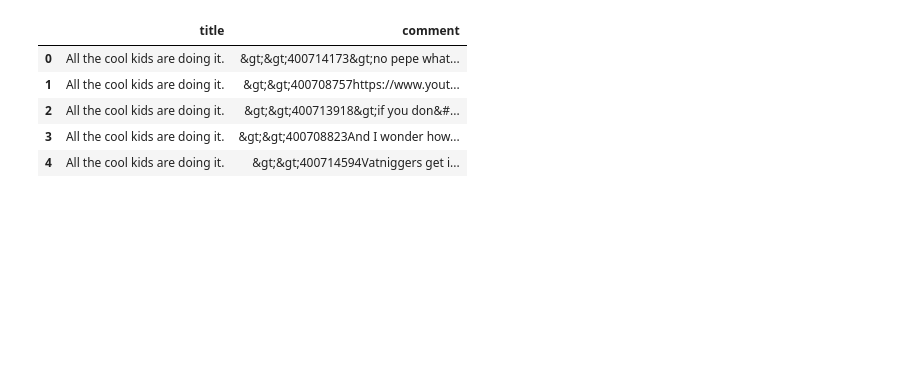
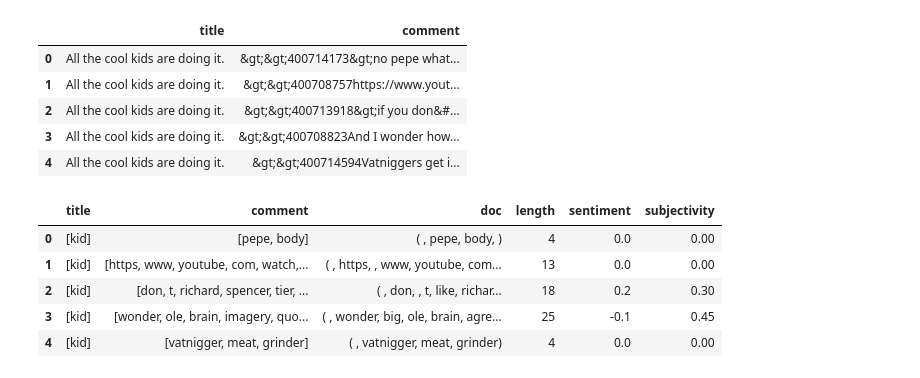
Before and after one commit to Extrieve/NLProject, a Jupyter notebook: 4chan/pandas_transformation.ipynb, the cells around one changed output. Saved outputs shown, nothing was run; the diff lists cells and outputs as text; code cells hidden in the pictures; blank space fills up the shorter version.

```diff
--- a/4chan/pandas_transformation.ipynb
+++ b/4chan/pandas_transformation.ipynb
@@ -41,4 +44,13 @@ def clean_text(text):
 # apply the clean_text function to the dataframe
 df['title'] = df['title'].apply(clean_text)
 df['comment'] = df['comment'].apply(clean_text)
+# %%
+df.head()
+# %% [output]
+|  | title | comment | doc | length | sentiment | subjectivity |
+| 0 | [kid] | [pepe, body] | ( , pepe, body, ) | 4 | 0.0 | 0.00 |
+| 1 | [kid] | [https, www, youtube, com, watch,... | ( , https, , www, youtube, com... | 13 | 0.0 | 0.00 |
+| 2 | [kid] | [don, t, richard, spencer, tier, ... | ( , don, , t, like, richar... | 18 | 0.2 | 0.30 |
+| 3 | [kid] | [wonder, ole, brain, imagery, quo... | ( , wonder, big, ole, brain, agre... | 25 | -0.1 | 0.45 |
+| 4 | [kid] | [vatnigger, meat, grinder] | ( , vatnigger, meat, grinder) | 4 | 0.0 | 0.00 |
 # %%
```
Also changed, not shown: parts of 13 cells of this notebook, 1 other file.
